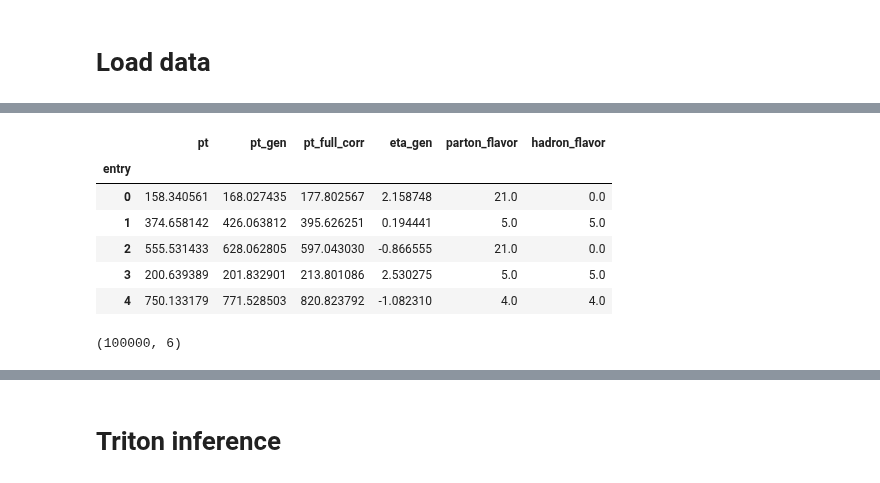
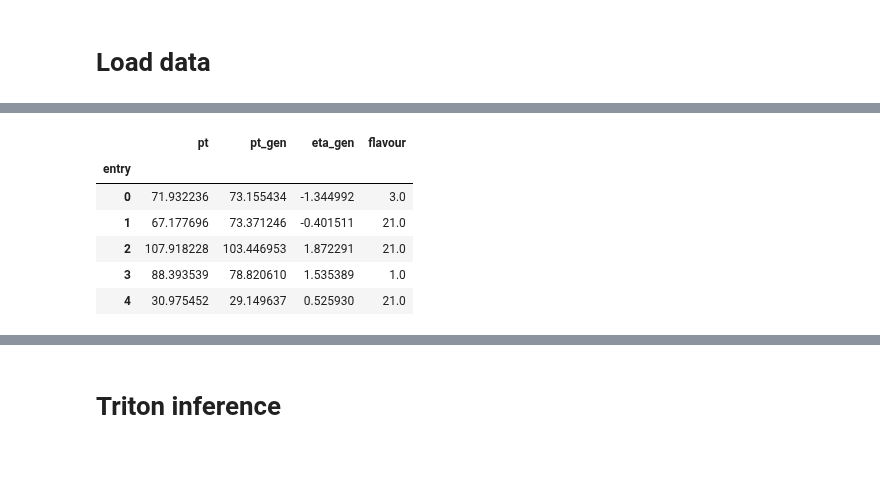
Before and after one commit to deinal/jec-inference, a Jupyter notebook: inference.ipynb, the cells around one changed output, grey strips where cells are left out. Saved outputs shown, nothing was run; the diff lists cells and outputs as text; code cells hidden in the pictures.

```diff
--- a/inference.ipynb
+++ b/inference.ipynb
@@ -19,3 +22,5 @@ flist = s3.glob('s3://jec-data/test/120*.root')
+# %%
+flist = s3.glob('s3://jec-data/open-small/100*.root')
 # %%
 from utils.config import DataConfig
 from utils.fileio import read_files
@@ -31,11 +36,11 @@ def get_data(data_config_file):
 
     input_data = {key: table[f'_{key}'] for key in data_config.inputs.keys()}
 
-    observers = ak.to_pandas({k: table[k] for k in data_config.observers})
+    observers = ak.to_dataframe({k: table[k] for k in data_config.observers})
 
     return input_data, observers
 # %%
-pfn_input_data, observers = get_data('https://raw.githubusercontent.com/deinal/weaver/dev/jet-energy-corrections/data/jec_pfn.yaml')
+pfn_input_data, observers = get_data('https://raw.githubusercontent.com/deinal/weaver/dev/jet-energy-corrections/data/jec_pfn_open.yaml')
 for key in pfn_input_data:
     print(key, pfn_input_data[key].shape)
 # %% [output]
@@ -64,15 +69,15 @@ jet_features (100000, 7)
 # %%
-observers.head()
+df = observers.copy()
+df.columns = ['pt', 'pt_gen', 'eta_gen', 'parton_flavor', 'hadron_flavor']
+df['flavour'] = df.hadron_flavor.where(df.hadron_flavor != 0, other=np.abs(df.parton_flavor))
+df = df.drop(columns=['parton_flavor', 'hadron_flavor'])
+df.head()
 # %% [output]
-|  | pt | pt_gen | pt_full_corr | eta_gen | parton_flavor | hadron_flavor |
-| entry |  |  |  |  |  |  |
-| 0 | 158.340561 | 168.027435 | 177.802567 | 2.158748 | 21.0 | 0.0 |
-| 1 | 374.658142 | 426.063812 | 395.626251 | 0.194441 | 5.0 | 5.0 |
-| 2 | 555.531433 | 628.062805 | 597.043030 | -0.866555 | 21.0 | 0.0 |
-| 3 | 200.639389 | 201.832901 | 213.801086 | 2.530275 | 5.0 | 5.0 |
-| 4 | 750.133179 | 771.528503 | 820.823792 | -1.082310 | 4.0 | 4.0 |
+|  | pt | pt_gen | eta_gen | flavour |
+| entry |  |  |  |  |
+| 0 | 71.932236 | 73.155434 | -1.344992 | 3.0 |
+| 1 | 67.177696 | 73.371246 | -0.401511 | 21.0 |
+| 2 | 107.918228 | 103.446953 | 1.872291 | 21.0 |
+| 3 | 88.393539 | 78.820610 | 1.535389 | 1.0 |
+| 4 | 30.975452 | 29.149637 | 0.525930 | 21.0 |
-# %%
-observers.shape
-# %% [output]
-(100000, 6)
 # %%
```
Also changed, not shown: parts of 30 cells of this notebook, 3 other files.
